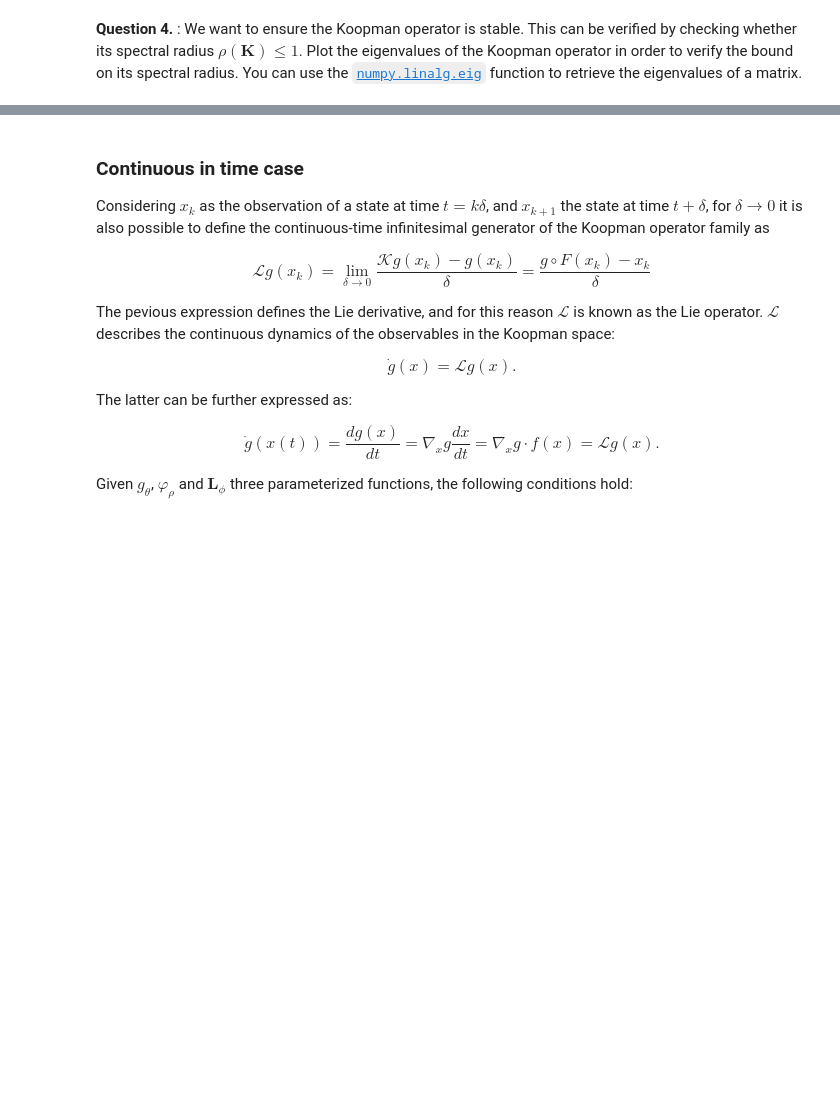
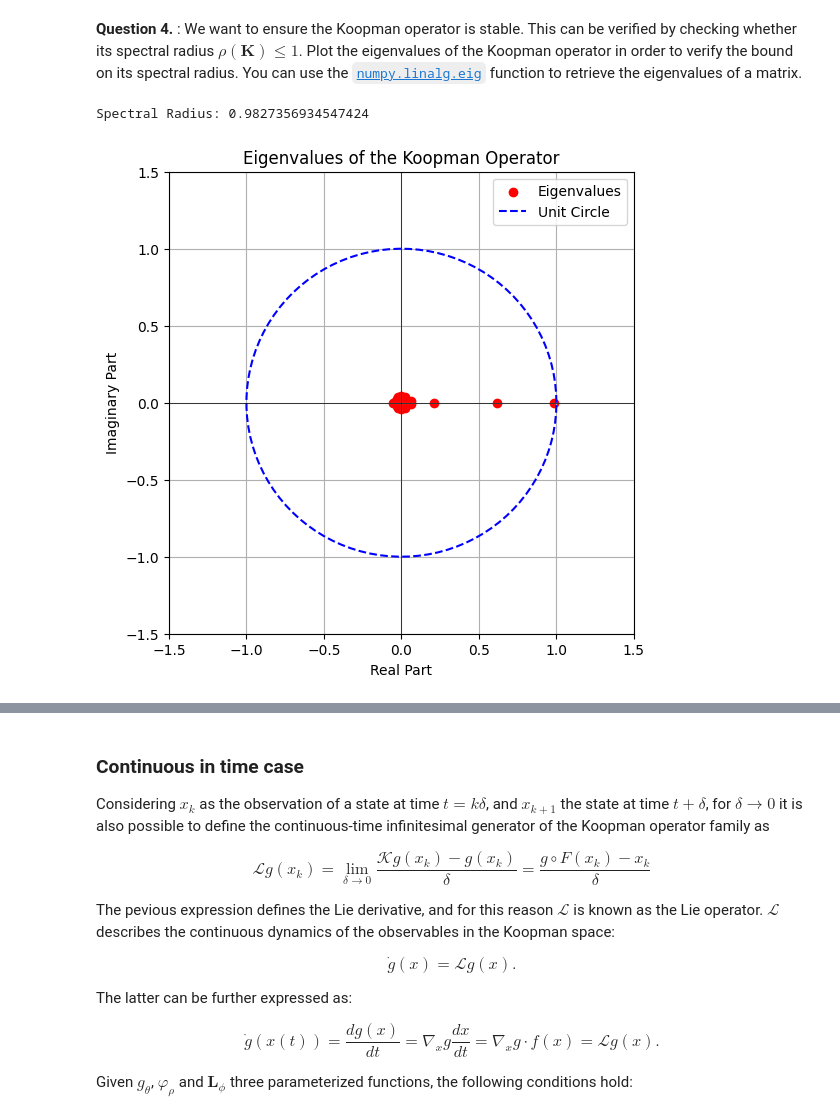
Before and after one commit to HalvardBariller/practical-deep-learning, a Jupyter notebook: 4_DynamicalSystems/TP5_dynamics.ipynb, the cells around one changed output, grey strips where cells are left out. Drawn from its saved outputs; the diff is of its cells as text; code cells hidden in the pictures; blank space fills up the shorter version.

```diff
--- a/4_DynamicalSystems/TP5_dynamics.ipynb
+++ b/4_DynamicalSystems/TP5_dynamics.ipynb
@@ -427,3 +555,17 @@ for epoch in range(n_epoch):
+# %%
+"""weight_reconstruction = 1.0
+weight_koopman_pred = 1.0
+weight_phase_pred = 1.0
+weight_kl_divergence = 0.01
+n_epoch = 300
+
+autoencoder = Autoencoder(feature_dim, hidden_layer, output_dim).to(device)
+koopman_operator = KoopmanOperator(output_dim).to(device)
+optimiser_autoencoder = torch.optim.Adam(autoencoder.parameters(),
+                                         lr=learning_rate_autoencoder)
+optimiser_koopman = torch.optim.Adam(koopman_operator.parameters(),
+                                     lr=learning_rate_koopman)
+train_and_evaluate()"""
 # %%
 # TODO: Explain the loss dynamics and justify your design choices
 # %% [markdown]
@@ -432,6 +574,27 @@ for epoch in range(n_epoch):
 **Question 4.** : We want to ensure the Koopman operator is stable. This can be verified by checking whether its spectral radius $\rho(\mathbf{K})\le 1$. Plot the eigenvalues of the Koopman operator in order to verify the bound on its spectral radius. You can use the [`numpy.linalg.eig`](https://numpy.org/doc/stable/reference/generated/numpy.linalg.eig.html) function to retrieve the eigenvalues of a matrix.
 # %%
 # TODO: Check Koopman stability and plot the eigen values of the Koopman operator against the unit circle
+eigenvalues = torch.linalg.eigvals(koopman_operator.K.data).cpu().numpy()
+
+spectral_radius = koopman_operator.check_spectral_radius()
+
+plt.figure(figsize=(6, 6))
+plt.scatter(eigenvalues.real, eigenvalues.imag, color='red', label='Eigenvalues')
+angles = np.linspace(0, 2 * np.pi, 100)
+plt.plot(np.cos(angles), np.sin(angles), linestyle='--', color='blue', label='Unit Circle')
+plt.xlim([-1.5, 1.5])
+plt.ylim([-1.5, 1.5])
+plt.axhline(0, color='black', linewidth=0.5)
+plt.axvline(0, color='black', linewidth=0.5)
+plt.xlabel('Real Part')
+plt.ylabel('Imaginary Part')
+plt.title('Eigenvalues of the Koopman Operator')
+plt.legend()
+plt.grid(True)
+plt.show()
+# %% [output]
+Spectral Radius: 0.9827356934547424
+[figure, added]
 # %%
 n_grid = 30
 x1_min, x1_max = -2, 2
```
Also changed, not shown: parts of 18 cells of this notebook.
